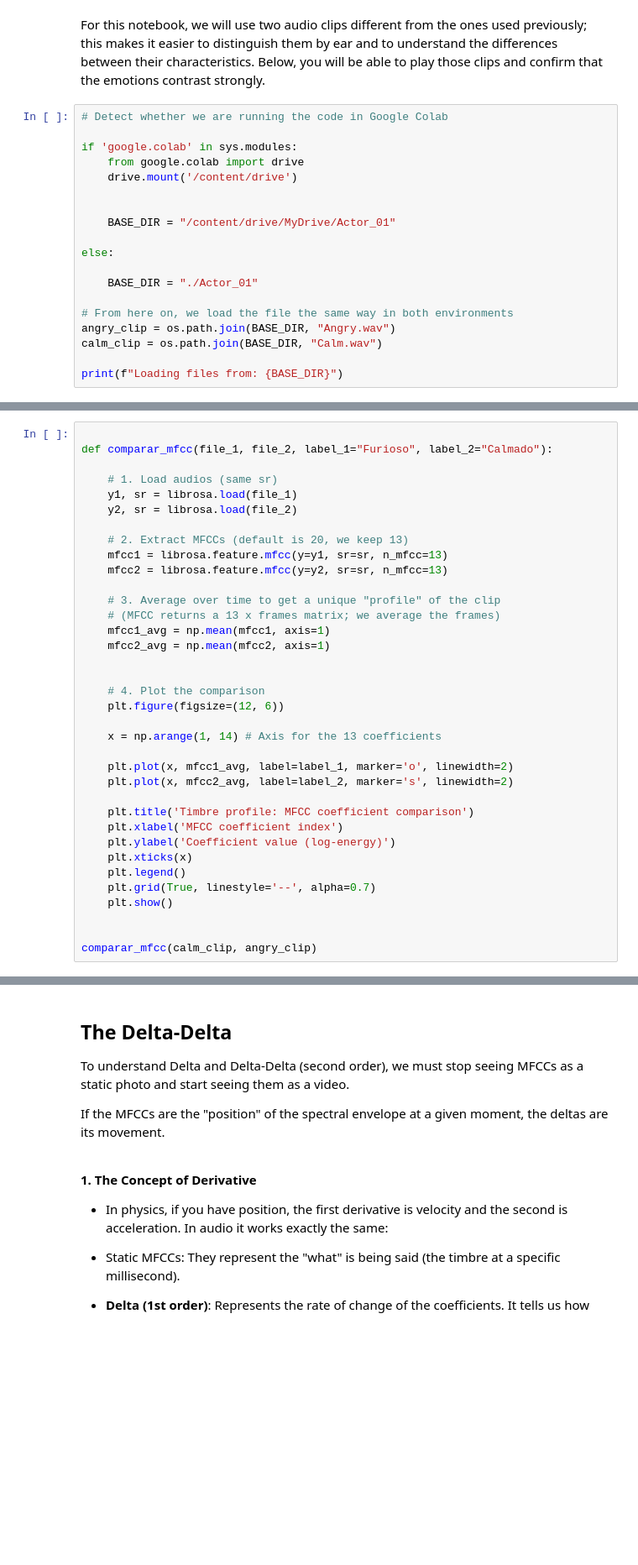
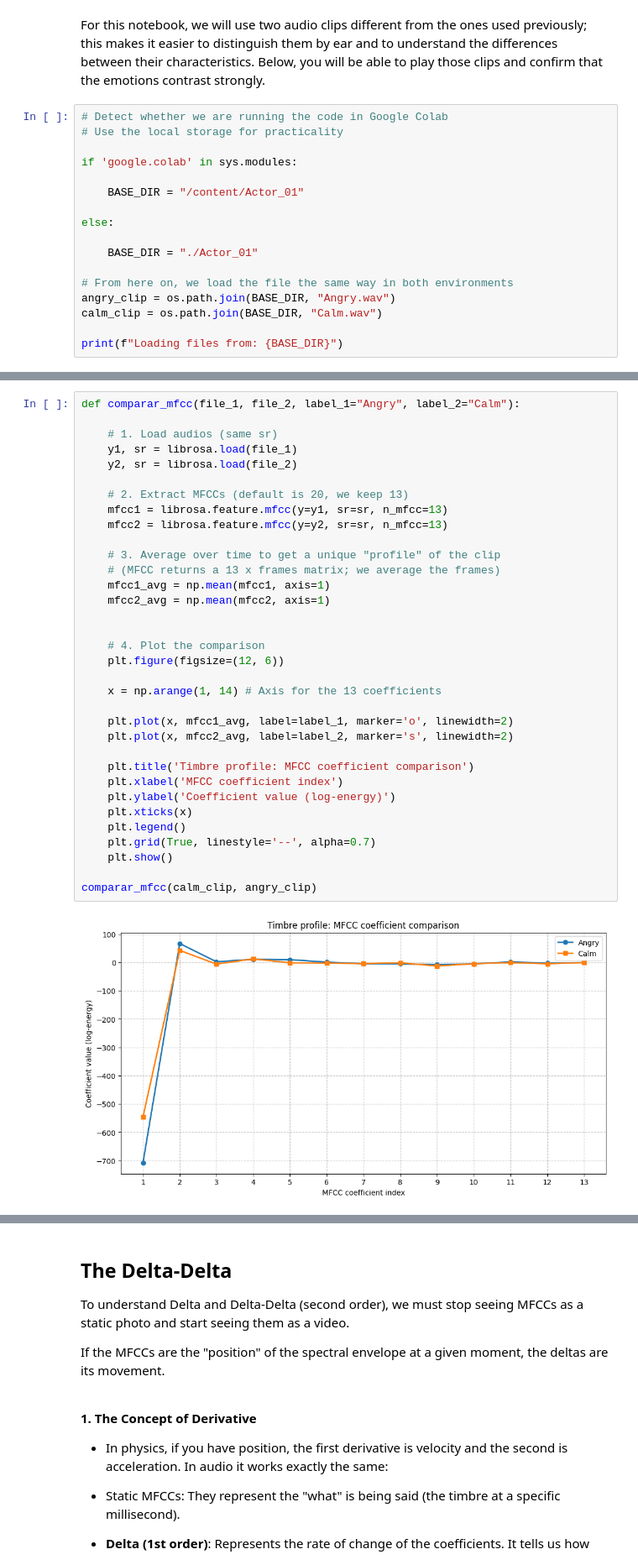
Before and after one commit to AcSsalazar/The-Color-of-Emotions, a Jupyter notebook: Notebooks-EN/1.3-mfcc-speech-recognition-bases.ipynb, the cells around one changed output, grey strips where cells are left out. Shown at 84% size. Drawn from its saved outputs; the diff is of its cells as text; blank space fills up the shorter version.

```diff
--- a/Notebooks-EN/1.3-mfcc-speech-recognition-bases.ipynb
+++ b/Notebooks-EN/1.3-mfcc-speech-recognition-bases.ipynb
@@ -31,13 +31,11 @@ import IPython.display as ipd
 For this notebook, we will use two audio clips different from the ones used previously; this makes it easier to distinguish them by ear and to understand the differences between their characteristics. Below, you will be able to play those clips and confirm that the emotions contrast strongly.
 # %%
 # Detect whether we are running the code in Google Colab
+# Use the local storage for practicality
 
 if 'google.colab' in sys.modules:
-    from google.colab import drive
-    drive.mount('/content/drive')
 
-
-    BASE_DIR = "/content/drive/MyDrive/Actor_01"
+    BASE_DIR = "/content/Actor_01"
 
 else:
 
@@ -55,39 +59,39 @@ ipd.Audio(calm_clip)
 # %%
-
-def comparar_mfcc(file_1, file_2, label_1="Furioso", label_2="Calmado"):
+def comparar_mfcc(file_1, file_2, label_1="Angry", label_2="Calm"):
 
     # 1. Load audios (same sr)
     y1, sr = librosa.load(file_1)
     y2, sr = librosa.load(file_2)
 
     # 2. Extract MFCCs (default is 20, we keep 13)
     mfcc1 = librosa.feature.mfcc(y=y1, sr=sr, n_mfcc=13)
     mfcc2 = librosa.feature.mfcc(y=y2, sr=sr, n_mfcc=13)
 
     # 3. Average over time to get a unique "profile" of the clip
     # (MFCC returns a 13 x frames matrix; we average the frames)
     mfcc1_avg = np.mean(mfcc1, axis=1)
     mfcc2_avg = np.mean(mfcc2, axis=1)
 
 
     # 4. Plot the comparison
     plt.figure(figsize=(12, 6))
 
     x = np.arange(1, 14) # Axis for the 13 coefficients
 
     plt.plot(x, mfcc1_avg, label=label_1, marker='o', linewidth=2)
     plt.plot(x, mfcc2_avg, label=label_2, marker='s', linewidth=2)
 
     plt.title('Timbre profile: MFCC coefficient comparison')
     plt.xlabel('MFCC coefficient index')
     plt.ylabel('Coefficient value (log-energy)')
     plt.xticks(x)
     plt.legend()
     plt.grid(True, linestyle='--', alpha=0.7)
     plt.show()
 
-
 comparar_mfcc(calm_clip, angry_clip)
+# %% [output]
+[figure, added]
 # %%
 y1, sr = librosa.load(angry_clip)
 y2, sr = librosa.load(calm_clip)
```
Also changed, not shown: parts of 6 cells of this notebook.
